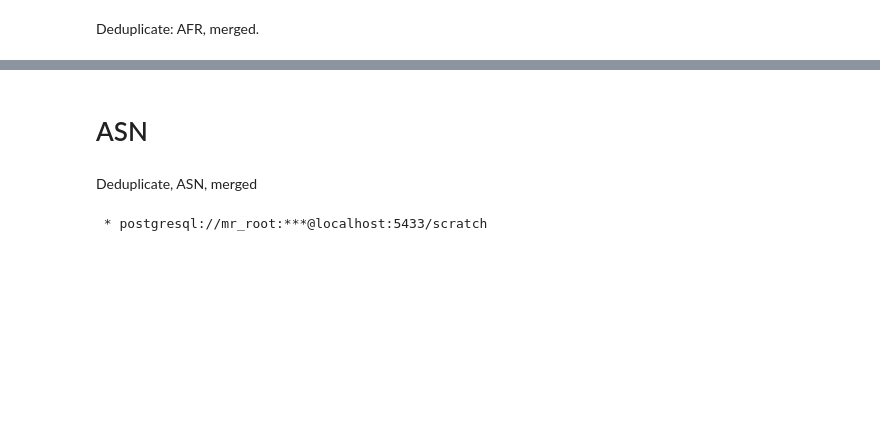
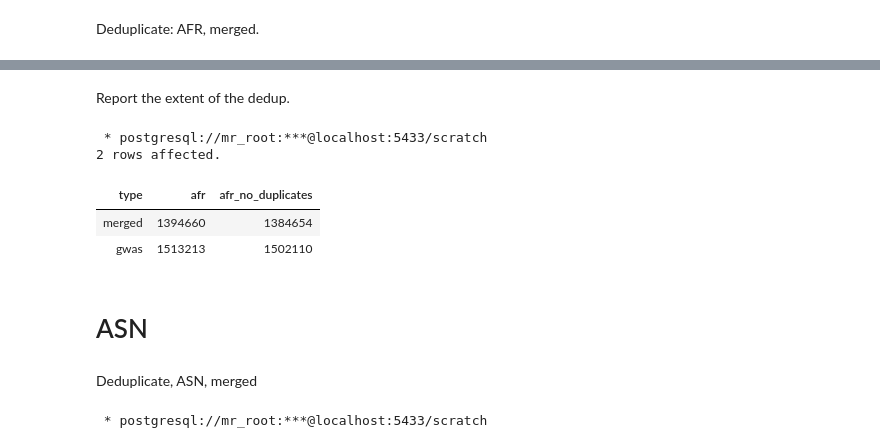
Before and after one commit to Reilly-Lab-Yale/variant_effects_mnoon, a Jupyter notebook: helper/gwas_intersection/07_summarize/summarize.ipynb, the cells around one changed output, grey strips where cells are left out. Cells and saved outputs as stored; diff of their text form; code cells hidden in the pictures; blank space fills up the shorter version.

```diff
--- a/helper/gwas_intersection/07_summarize/summarize.ipynb
+++ b/helper/gwas_intersection/07_summarize/summarize.ipynb
@@ -118,3 +125,20 @@ SELECT count(*) AS exact_count FROM merged_AFR_no_duplicates;
+# %% [markdown]
+Report the extent of the dedup.
+# %%
+%%sql
+SELECT 'merged' AS type,
+       (SELECT COUNT(*) FROM merged_AFR) AS AFR,
+       (SELECT COUNT(*) FROM merged_AFR_no_duplicates) AS AFR_no_duplicates
+UNION ALL
+SELECT 'gwas' AS type,
+       (SELECT COUNT(*) FROM gwas_AFR),
+       (SELECT COUNT(*) FROM gwas_AFR_no_duplicates);
+# %% [output]
+ * postgresql://mr_root:***@localhost:5433/scratch
+2 rows affected.
+| type | afr | afr_no_duplicates |
+| merged | 1394660 | 1384654 |
+| gwas | 1513213 | 1502110 |
 # %% [markdown]
 # ASN
 # %% [markdown]
```
Also changed, not shown: parts of 29 cells of this notebook.
